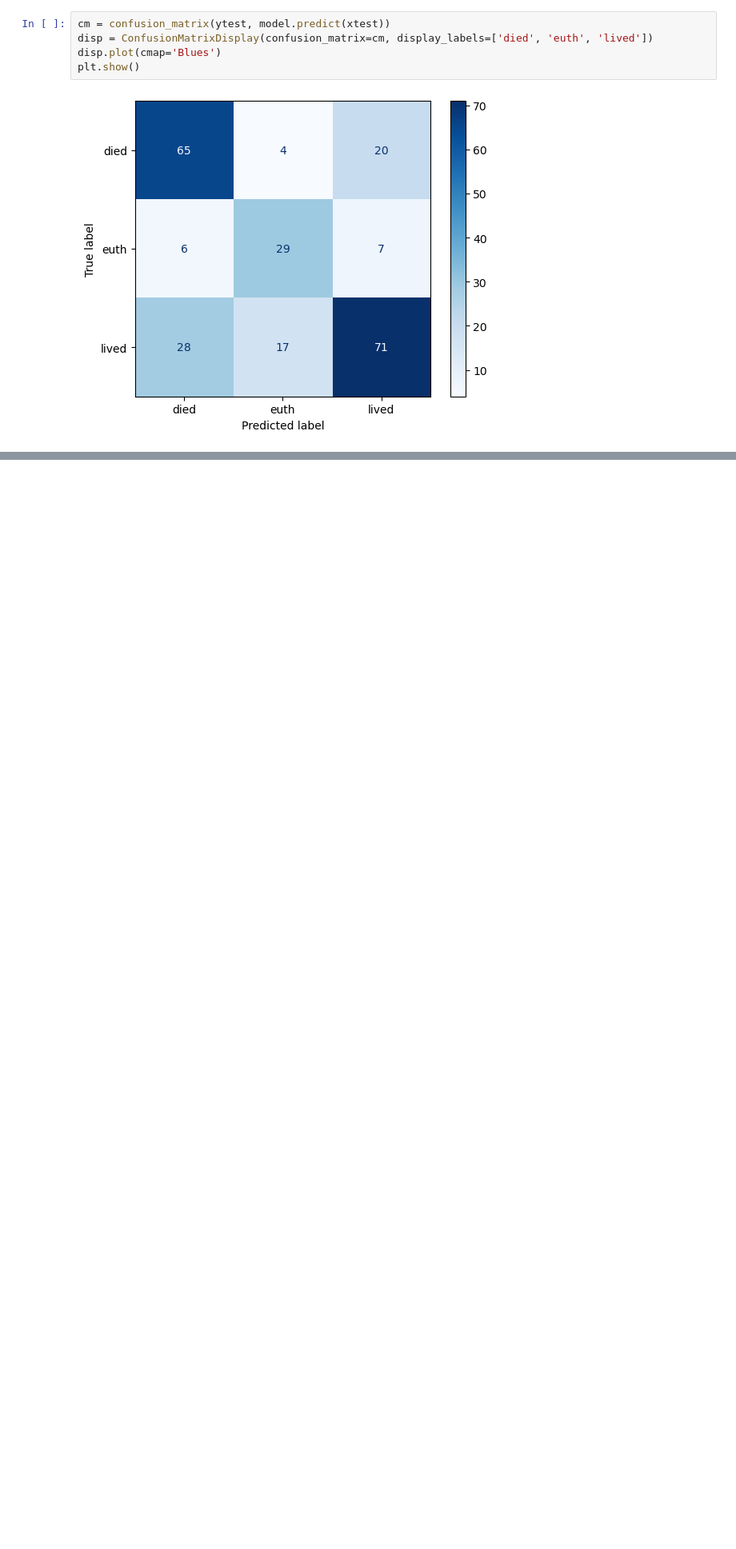
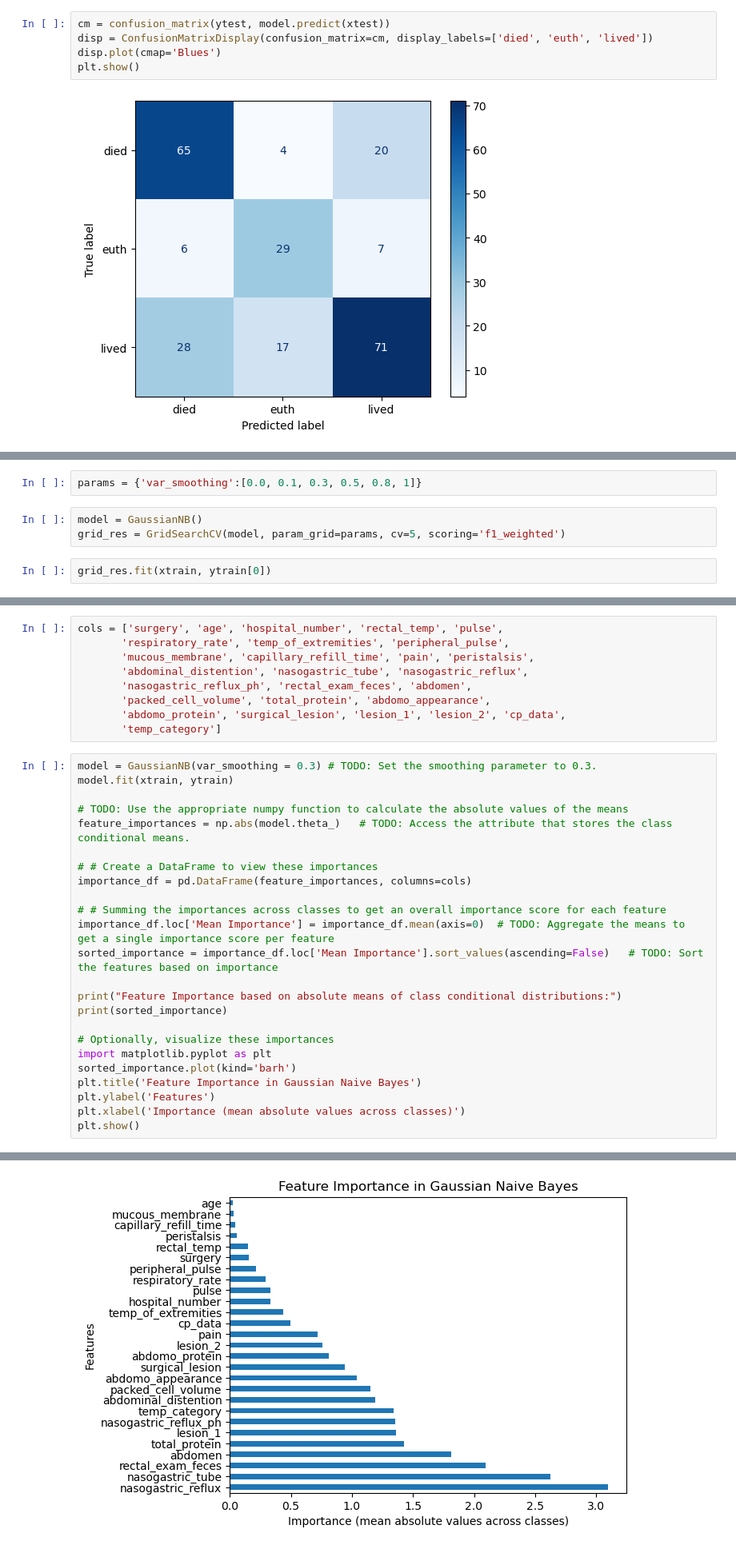
Before and after one commit to muthuganeshece/MLAssignments, a Jupyter notebook: SupervisedML/SupervisedML.ipynb, the cells around one changed output, grey strips where cells are left out. Shown at 80% size. Saved outputs shown, nothing was run; the diff lists cells and outputs as text; blank space fills up the shorter version.

```diff
--- a/SupervisedML/SupervisedML.ipynb
+++ b/SupervisedML/SupervisedML.ipynb
@@ -1366,0 +1445,7 @@ report = classification_report(_____, ____, target_names=['Died', 'Euthanized',
+# %%
+params = {'var_smoothing':[0.0, 0.1, 0.3, 0.5, 0.8, 1]}
+# %%
+model = GaussianNB()
+grid_res = GridSearchCV(model, param_grid=params, cv=5, scoring='f1_weighted')
+# %%
+grid_res.fit(xtrain, ytrain[0])
@@ -1366,0 +1476,34 @@ report = classification_report(_____, ____, target_names=['Died', 'Euthanized',
+# %%
+cols = ['surgery', 'age', 'hospital_number', 'rectal_temp', 'pulse',
+       'respiratory_rate', 'temp_of_extremities', 'peripheral_pulse',
+       'mucous_membrane', 'capillary_refill_time', 'pain', 'peristalsis',
+       'abdominal_distention', 'nasogastric_tube', 'nasogastric_reflux',
+       'nasogastric_reflux_ph', 'rectal_exam_feces', 'abdomen',
+       'packed_cell_volume', 'total_protein', 'abdomo_appearance',
+       'abdomo_protein', 'surgical_lesion', 'lesion_1', 'lesion_2', 'cp_data',
+       'temp_category']
+# %%
+model = GaussianNB(var_smoothing = 0.3) # TODO: Set the smoothing parameter to 0.3.
+model.fit(xtrain, ytrain)
+
+# TODO: Use the appropriate numpy function to calculate the absolute values of the means
+feature_importances = np.abs(model.theta_)   # TODO: Access the attribute that stores the class conditional means.
+
+# # Create a DataFrame to view these importances
+importance_df = pd.DataFrame(feature_importances, columns=cols)
+
+# # Summing the importances across classes to get an overall importance score for each feature
+importance_df.loc['Mean Importance'] = importance_df.mean(axis=0)  # TODO: Aggregate the means to get a single importance score per feature
+sorted_importance = importance_df.loc['Mean Importance'].sort_values(ascending=False)   # TODO: Sort the features based on importance
+
+print("Feature Importance based on absolute means of class conditional distributions:")
+print(sorted_importance)
+
+# Optionally, visualize these importances
+import matplotlib.pyplot as plt
+sorted_importance.plot(kind='barh')
+plt.title('Feature Importance in Gaussian Naive Bayes')
+plt.ylabel('Features')
+plt.xlabel('Importance (mean absolute values across classes)')
+plt.show()
+# %% [output]
@@ -1366,0 +1527 @@ report = classification_report(_____, ____, target_names=['Died', 'Euthanized',
+[figure, added]
```
Also changed, not shown: parts of 35 cells of this notebook.
